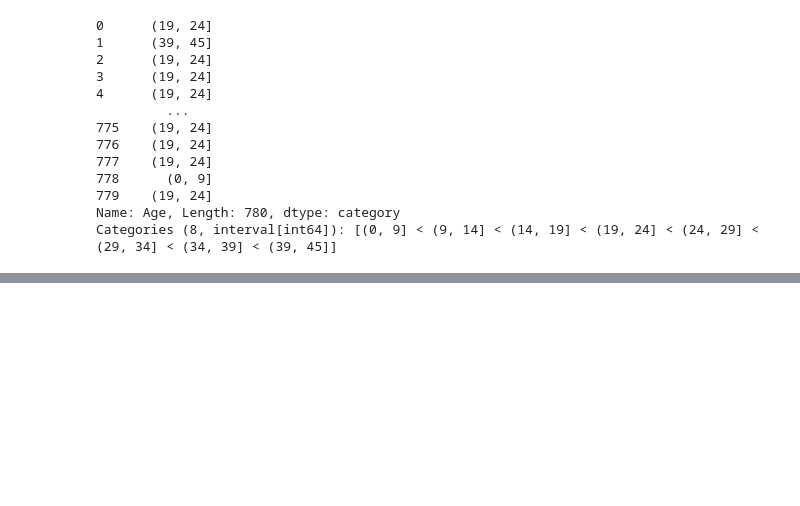
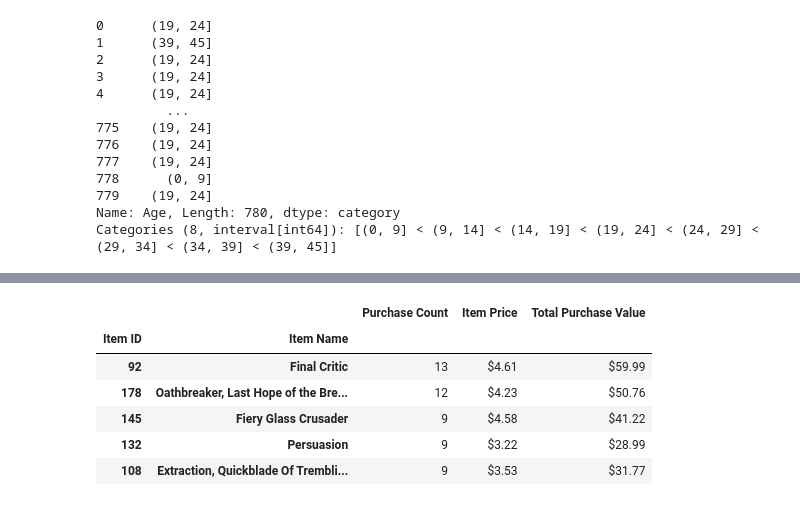
Before and after one commit to Gugunner/pandas-challenge, a Jupyter notebook: HeroesOfPymoli/HeroesOfPymoli.ipynb, the cells around one changed output, grey strips where cells are left out. Drawn from its saved outputs; the diff is of its cells as text; code cells hidden in the pictures; blank space fills up the shorter version.

```diff
--- a/HeroesOfPymoli/HeroesOfPymoli.ipynb
+++ b/HeroesOfPymoli/HeroesOfPymoli.ipynb
@@ -411,0 +444,27 @@ age_demo_df
+# %%
+most_popular_item_grouped = purchase_data.groupby(['Item ID','Item Name'])
+most_popular_item_grouped = most_popular_item_grouped.agg({
+    'Item ID': 'count',
+    'Price': 'sum'
+})
+most_popular_item_df = most_popular_item_grouped
+most_popular_item_grouped = most_popular_item_grouped.sort_values('Price', ascending=False)
+most_popular_item_df['Item Price'] = most_popular_item_df.apply(lambda row: row[1]/row[0], axis=1)
+most_popular_item_df = most_popular_item_df.rename(columns={
+    'Item ID': 'Purchase Count',
+    'Price': 'Total Purchase Value'
+})
+most_profitable_item_df = most_popular_item_df
+most_popular_item_df = most_popular_item_df[['Purchase Count', 'Item Price', 'Total Purchase Value']]
+most_popular_item_df['Item Price'] = most_popular_item_df['Item Price'].map('${:.2f}'.format)
+most_popular_item_df['Total Purchase Value'] = most_popular_item_df['Total Purchase Value'].map('${:.2f}'.format)
+most_popular_item_df = most_popular_item_df.sort_values('Purchase Count', ascending=False)
+most_popular_item_df.head()
+# %% [output]
+|  |  | Purchase Count | Item Price | Total Purchase Value |
+| Item ID | Item Name |  |  |  |
+| 92 | Final Critic | 13 | $4.61 | $59.99 |
+| 178 | Oathbreaker, Last Hope of the Bre... | 12 | $4.23 | $50.76 |
+| 145 | Fiery Glass Crusader | 9 | $4.58 | $41.22 |
+| 132 | Persuasion | 9 | $3.22 | $28.99 |
+| 108 | Extraction, Quickblade Of Trembli... | 9 | $3.53 | $31.77 |
```
Also changed, not shown: parts of 26 cells of this notebook.
